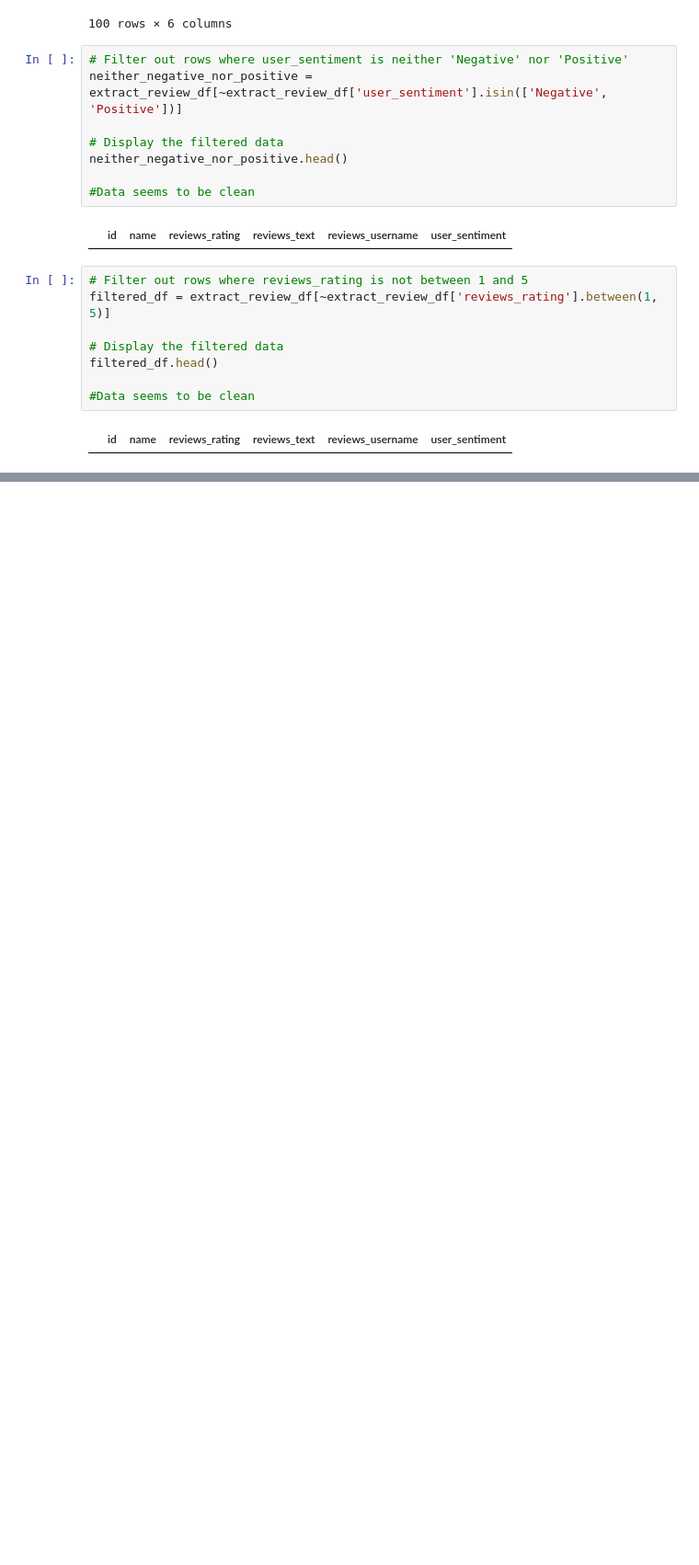
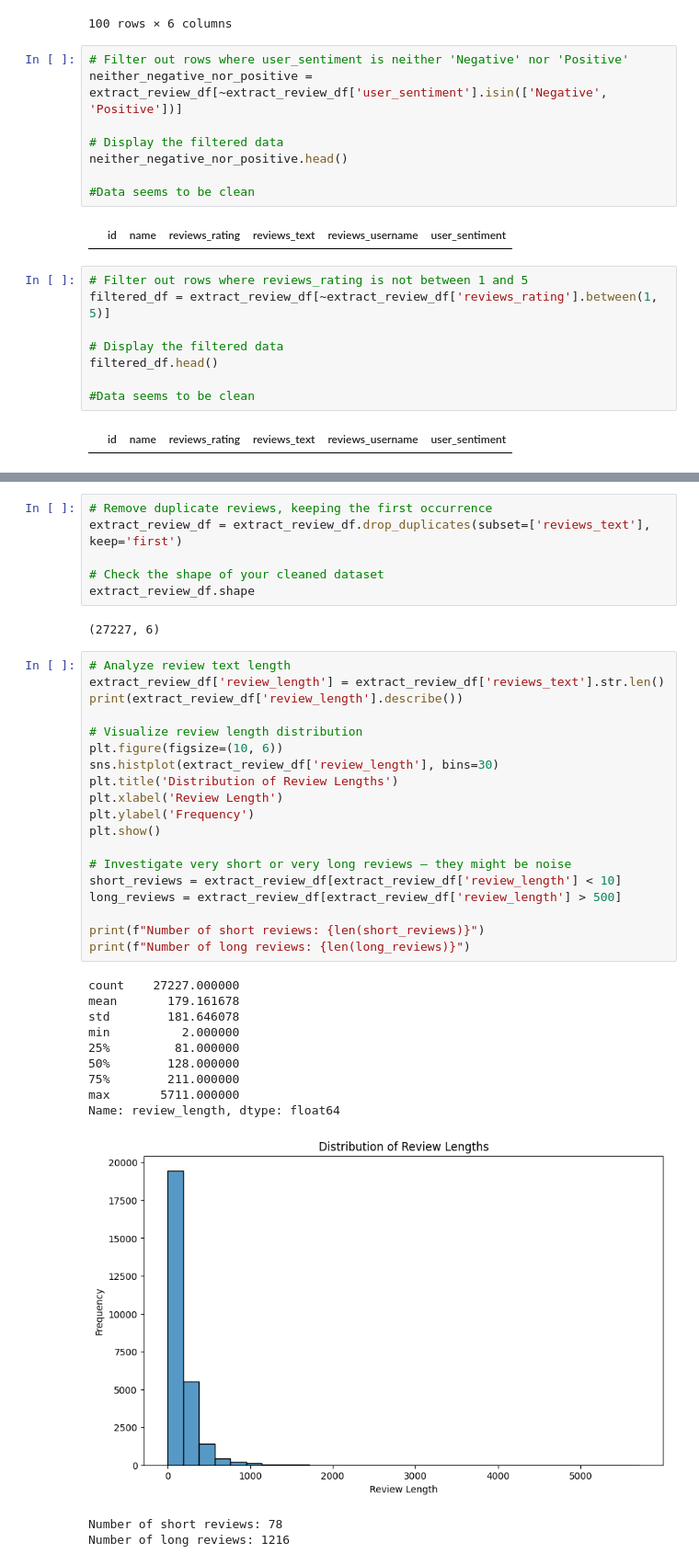
Before and after one commit to ayanmitra2021/GenAI_Capstone_Project, a Jupyter notebook: GenAI_Capstone_Project.ipynb, the cells around one changed output, grey strips where cells are left out. Shown at 92% size. Cells and saved outputs as stored; diff of their text form; blank space fills up the shorter version.

```diff
--- a/GenAI_Capstone_Project.ipynb
+++ b/GenAI_Capstone_Project.ipynb
@@ -174,0 +181,40 @@ filtered_df.head()
+# %%
+# Remove duplicate reviews, keeping the first occurrence
+extract_review_df = extract_review_df.drop_duplicates(subset=['reviews_text'], keep='first')
+
+# Check the shape of your cleaned dataset
+extract_review_df.shape
+# %% [output]
+(27227, 6)
+# %%
+# Analyze review text length
+extract_review_df['review_length'] = extract_review_df['reviews_text'].str.len()
+print(extract_review_df['review_length'].describe())
+
+# Visualize review length distribution
+plt.figure(figsize=(10, 6))
+sns.histplot(extract_review_df['review_length'], bins=30)
+plt.title('Distribution of Review Lengths')
+plt.xlabel('Review Length')
+plt.ylabel('Frequency')
+plt.show()
+
+# Investigate very short or very long reviews – they might be noise
+short_reviews = extract_review_df[extract_review_df['review_length'] < 10]
+long_reviews = extract_review_df[extract_review_df['review_length'] > 500]
+
+print(f"Number of short reviews: {len(short_reviews)}")
+print(f"Number of long reviews: {len(long_reviews)}")
+# %% [output]
+count    27227.000000
+mean       179.161678
+std        181.646078
+min          2.000000
+25%         81.000000
+50%        128.000000
+75%        211.000000
+max       5711.000000
+Name: review_length, dtype: float64
+[figure, added]
+Number of short reviews: 78
+Number of long reviews: 1216
```
Also changed, not shown: parts of 8 cells of this notebook.
